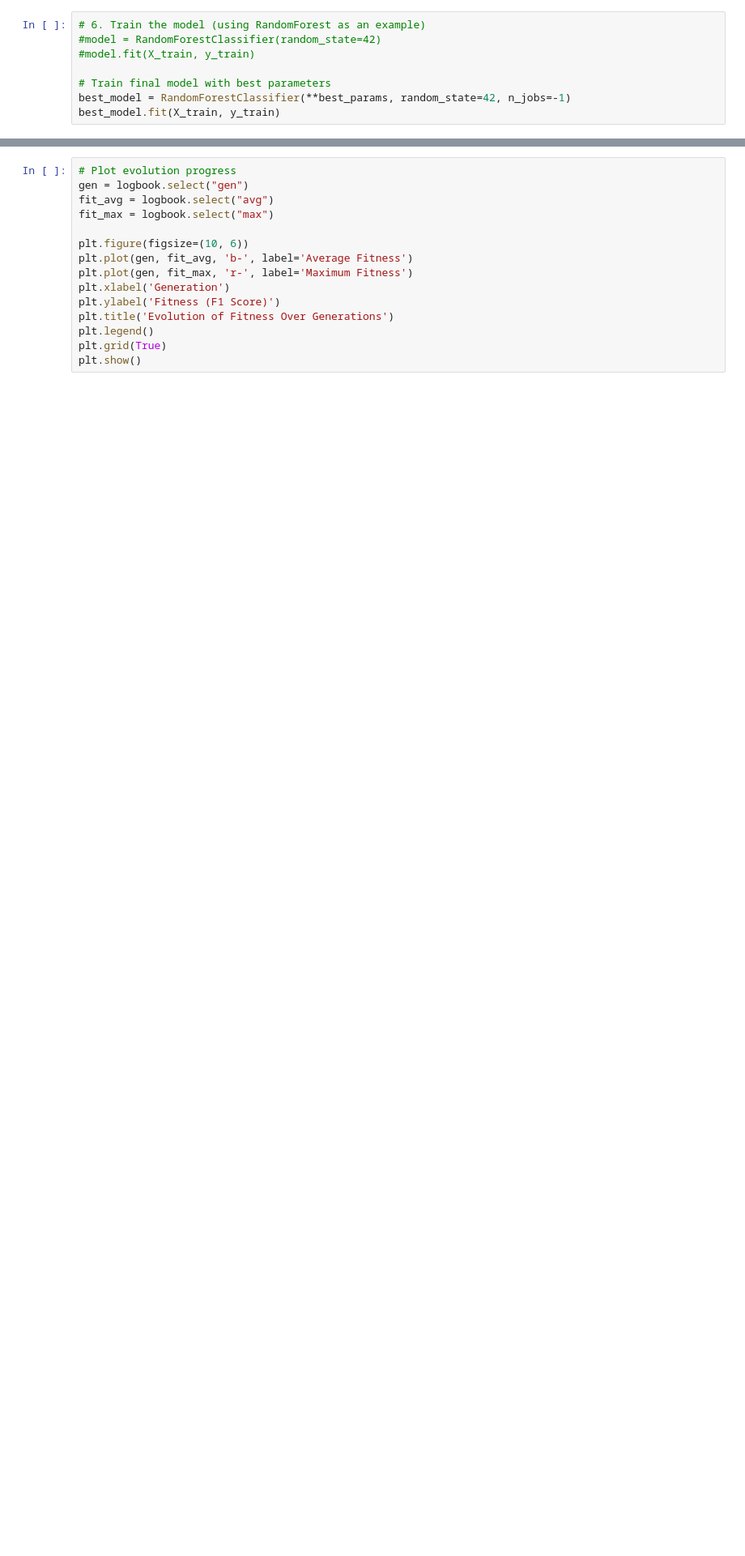
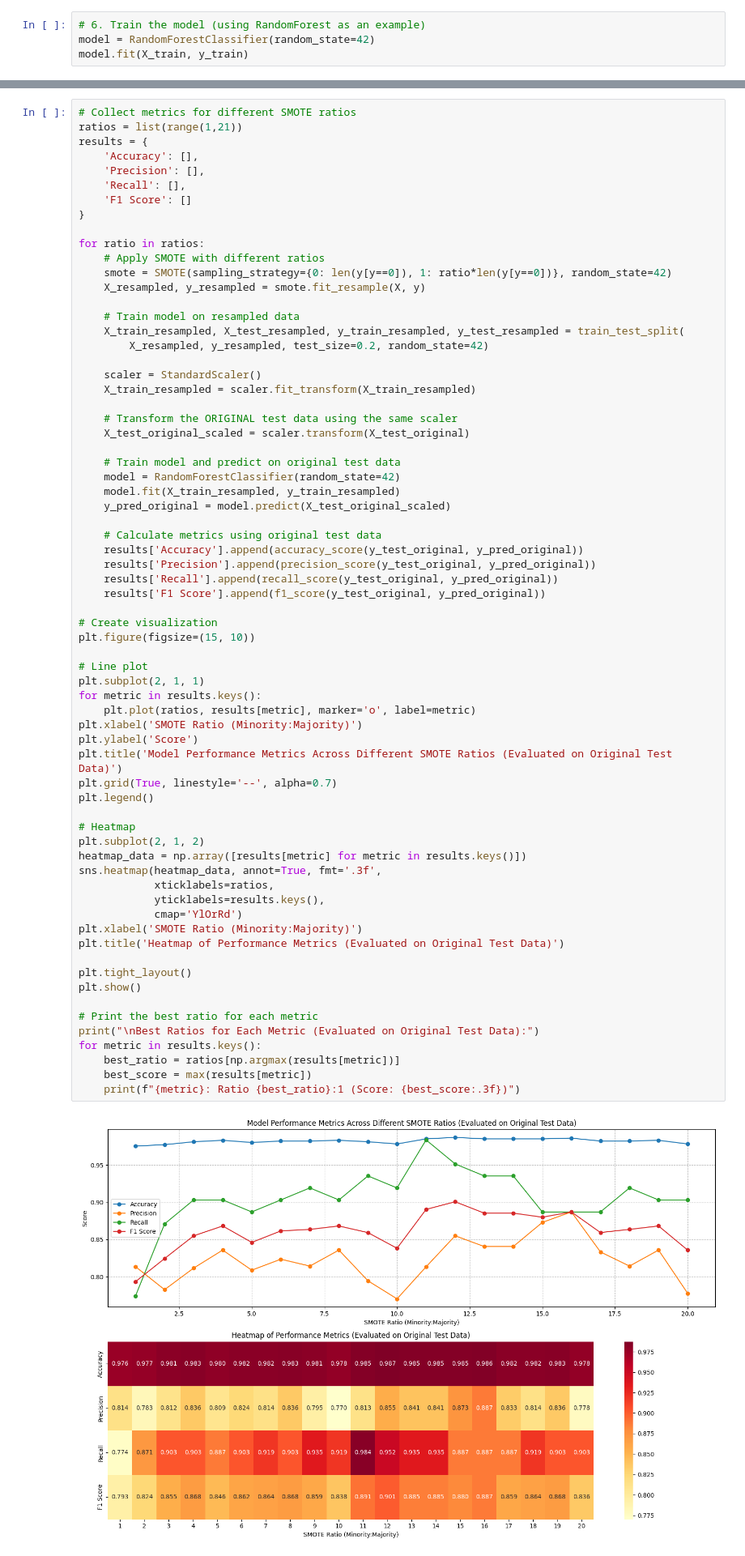
Before and after one commit to Leolife/Stroke-Classification-with-Machine-Learning, a Jupyter notebook: random_forest_classifier.ipynb, the cells around one changed output, grey strips where cells are left out. Shown at 81% size. Drawn from its saved outputs; the diff is of its cells as text; blank space fills up the shorter version.

```diff
--- a/random_forest_classifier.ipynb
+++ b/random_forest_classifier.ipynb
@@ -142,9 +66,5 @@ Best parameters found: {'n_estimators': 56, 'max_depth': 28, 'min_samples_split'
 # %%
 # 6. Train the model (using RandomForest as an example)
-#model = RandomForestClassifier(random_state=42)
-#model.fit(X_train, y_train)
-
-# Train final model with best parameters
-best_model = RandomForestClassifier(**best_params, random_state=42, n_jobs=-1)
-best_model.fit(X_train, y_train)
+model = RandomForestClassifier(random_state=42)
+model.fit(X_train, y_train)
 # %% [output]
@@ -215,15 +164,70 @@ True Positives (bottom-right): 934
 # %%
-# Plot evolution progress
-gen = logbook.select("gen")
-fit_avg = logbook.select("avg")
-fit_max = logbook.select("max")
+# Collect metrics for different SMOTE ratios
+ratios = list(range(1,21))
+results = {
+    'Accuracy': [],
+    'Precision': [],
+    'Recall': [],
+    'F1 Score': []
+}
 
-plt.figure(figsize=(10, 6))
-plt.plot(gen, fit_avg, 'b-', label='Average Fitness')
-plt.plot(gen, fit_max, 'r-', label='Maximum Fitness')
-plt.xlabel('Generation')
-plt.ylabel('Fitness (F1 Score)')
-plt.title('Evolution of Fitness Over Generations')
+for ratio in ratios:
+    # Apply SMOTE with different ratios
+    smote = SMOTE(sampling_strategy={0: len(y[y==0]), 1: ratio*len(y[y==0])}, random_state=42)
+    X_resampled, y_resampled = smote.fit_resample(X, y)
+
+    # Train model on resampled data
+    X_train_resampled, X_test_resampled, y_train_resampled, y_test_resampled = train_test_split(
+        X_resampled, y_resampled, test_size=0.2, random_state=42)
+
+    scaler = StandardScaler()
+    X_train_resampled = scaler.fit_transform(X_train_resampled)
+
+    # Transform the ORIGINAL test data using the same scaler
+    X_test_original_scaled = scaler.transform(X_test_original)
+
+    # Train model and predict on original test data
+    model = RandomForestClassifier(random_state=42)
+    model.fit(X_train_resampled, y_train_resampled)
+    y_pred_original = model.predict(X_test_original_scaled)
+
+    # Calculate metrics using original test data
+    results['Accuracy'].append(accuracy_score(y_test_original, y_pred_original))
+    results['Precision'].append(precision_score(y_test_original, y_pred_original))
+    results['Recall'].append(recall_score(y_test_original, y_pred_original))
+    results['F1 Score'].append(f1_score(y_test_original, y_pred_original))
+
+# Create visualization
+plt.figure(figsize=(15, 10))
+
+# Line plot
+plt.subplot(2, 1, 1)
+for metric in results.keys():
+    plt.plot(ratios, results[metric], marker='o', label=metric)
+plt.xlabel('SMOTE Ratio (Minority:Majority)')
+plt.ylabel('Score')
+plt.title('Model Performance Metrics Across Different SMOTE Ratios (Evaluated on Original Test Data)')
+plt.grid(True, linestyle='--', alpha=0.7)
 plt.legend()
-plt.grid(True)
+
+# Heatmap
+plt.subplot(2, 1, 2)
+heatmap_data = np.array([results[metric] for metric in results.keys()])
+sns.heatmap(heatmap_data, annot=True, fmt='.3f',
+            xticklabels=ratios,
+            yticklabels=results.keys(),
+            cmap='YlOrRd')
+plt.xlabel('SMOTE Ratio (Minority:Majority)')
+plt.title('Heatmap of Performance Metrics (Evaluated on Original Test Data)')
+
+plt.tight_layout()
 plt.show()
+
+# Print the best ratio for each metric
+print("\nBest Ratios for Each Metric (Evaluated on Original Test Data):")
+for metric in results.keys():
+    best_ratio = ratios[np.argmax(results[metric])]
+    best_score = max(results[metric])
+    print(f"{metric}: Ratio {best_ratio}:1 (Score: {best_score:.3f})")
+# %% [output]
+[figure, added]
```
Also changed, not shown: parts of 9 cells of this notebook.
